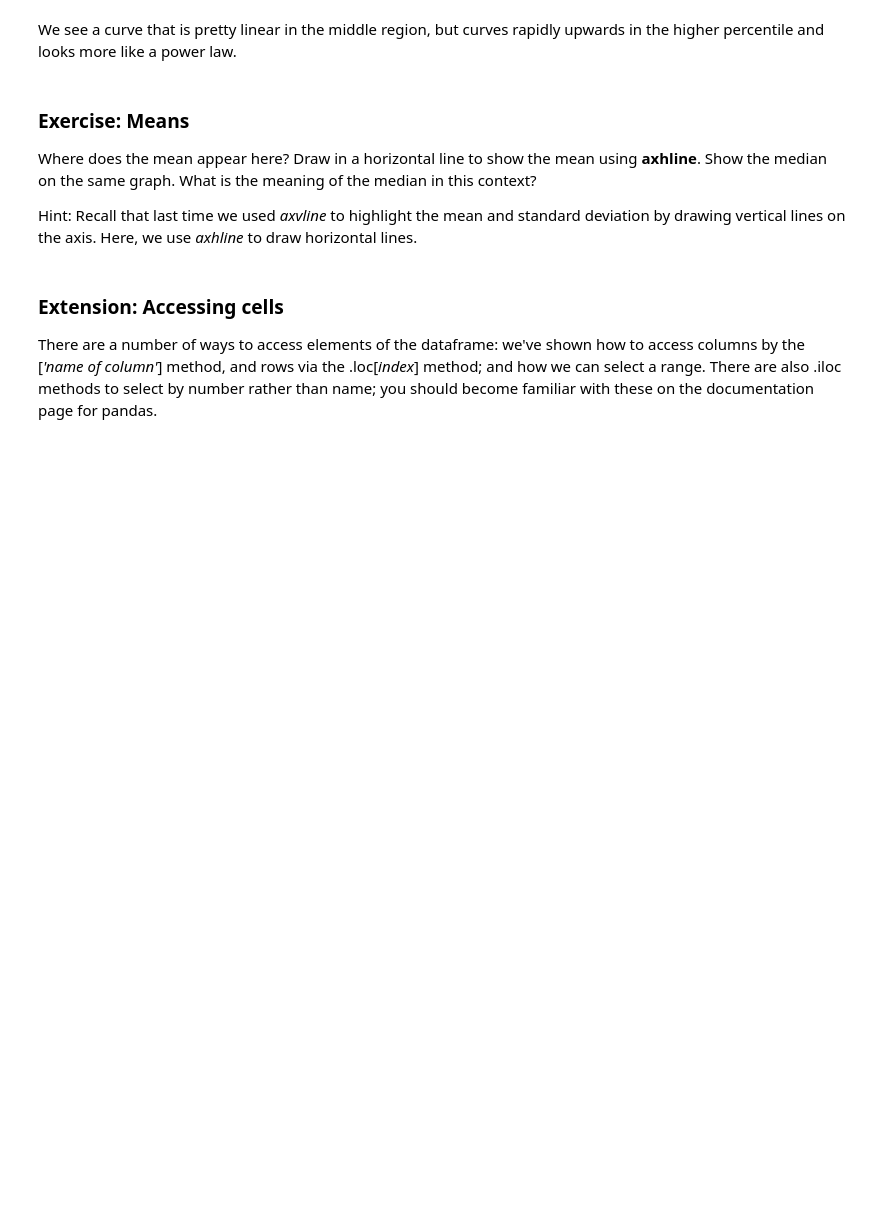
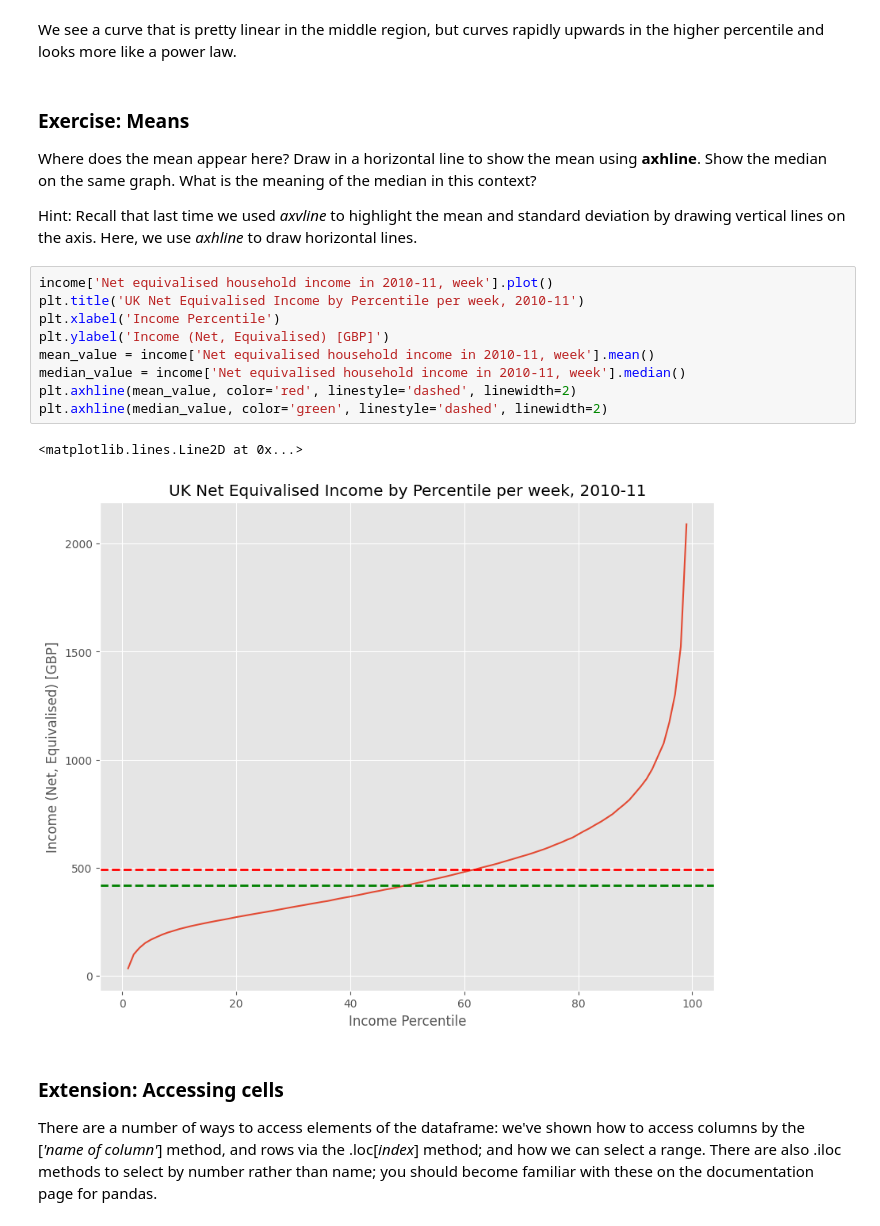
Before and after one commit to NTRspark/QM2, a Jupyter notebook: notebooks/W02. Pandas.ipynb, the cells around one changed output. Saved outputs shown, nothing was run; the diff lists cells and outputs as text; blank space fills up the shorter version.

```diff
--- a/notebooks/W02. Pandas.ipynb
+++ b/notebooks/W02. Pandas.ipynb
@@ -227,6 +227,18 @@ We see a curve that is pretty linear in the middle region, but curves rapidly up
 Where does the mean appear here? Draw in a horizontal line to show the mean using **axhline**. Show the median on the same graph. What is the meaning of the median in this context?
 
 Hint: Recall that last time we used *axvline* to highlight the mean and standard deviation by drawing vertical lines on the axis. Here, we use *axhline* to draw horizontal lines.
+# %%
+income['Net equivalised household income in 2010-11, week'].plot()
+plt.title('UK Net Equivalised Income by Percentile per week, 2010-11')
+plt.xlabel('Income Percentile')
+plt.ylabel('Income (Net, Equivalised) [GBP]')
+mean_value = income['Net equivalised household income in 2010-11, week'].mean()
+median_value = income['Net equivalised household income in 2010-11, week'].median()
+plt.axhline(mean_value, color='red', linestyle='dashed', linewidth=2)
+plt.axhline(median_value, color='green', linestyle='dashed', linewidth=2)
+# %% [output]
+<matplotlib.lines.Line2D at 0x...>
+[figure, added]
 # %% [markdown]
 ### Extension: Accessing cells
 
```
